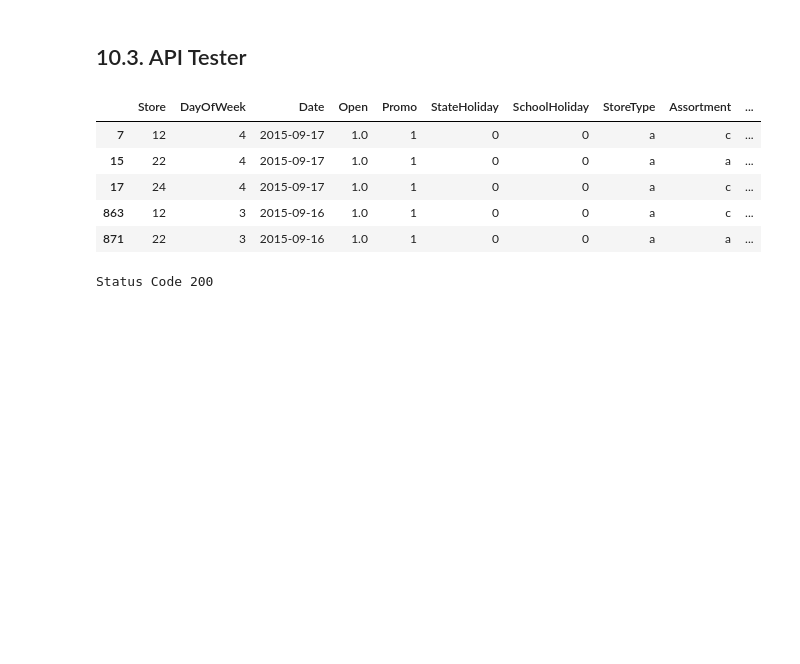
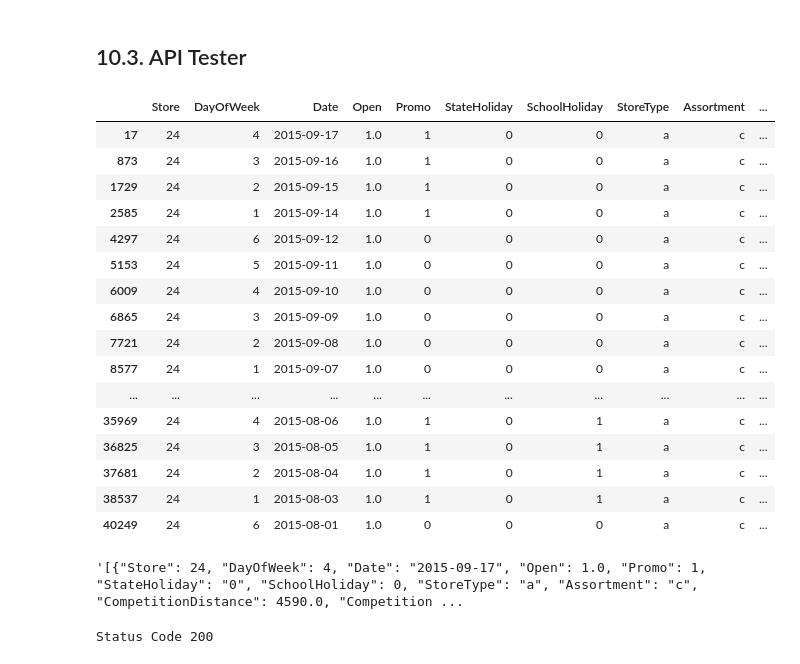
Before and after one commit to ArthurMesquita96/Rossmann-Predict-Sales, a Jupyter notebook: store_sales_predicton.ipynb, the cells around one changed output. Drawn from its saved outputs; the diff is of its cells as text; code cells hidden in the pictures; blank space fills up the shorter version.

```diff
--- a/store_sales_predicton.ipynb
+++ b/store_sales_predicton.ipynb
@@ -1899,24 +1909,38 @@ df10 = pd.read_csv('C:\\Users\\Notebook\\repos\\DS-Producao\\data\\test.csv')
 # %%
 # merge test dataset + store
 df_test = pd.merge(df10, df_store_raw, how='left', on ='Store')
 
 # choose store for prediction
-df_test = df_test[df_test['Store'].isin([24,12,22])]
+df_test = df_test[df_test['Store'].isin([24])]
 
 # remove closed days
 df_test = df_test[df_test['Open'] != 0]
 df_test = df_test[~df_test['Open'].isnull()]
 df_test = df_test.drop('Id', axis=1)
-df_test.head()
+df_test
 # %% [output]
 |  | Store | DayOfWeek | Date | Open | Promo | StateHoliday | SchoolHoliday | StoreType | Assortment | ... |
-| 7 | 12 | 4 | 2015-09-17 | 1.0 | 1 | 0 | 0 | a | c | ... |
-| 15 | 22 | 4 | 2015-09-17 | 1.0 | 1 | 0 | 0 | a | a | ... |
 | 17 | 24 | 4 | 2015-09-17 | 1.0 | 1 | 0 | 0 | a | c | ... |
-| 863 | 12 | 3 | 2015-09-16 | 1.0 | 1 | 0 | 0 | a | c | ... |
-| 871 | 22 | 3 | 2015-09-16 | 1.0 | 1 | 0 | 0 | a | a | ... |
+| 873 | 24 | 3 | 2015-09-16 | 1.0 | 1 | 0 | 0 | a | c | ... |
+| 1729 | 24 | 2 | 2015-09-15 | 1.0 | 1 | 0 | 0 | a | c | ... |
+| 2585 | 24 | 1 | 2015-09-14 | 1.0 | 1 | 0 | 0 | a | c | ... |
+| 4297 | 24 | 6 | 2015-09-12 | 1.0 | 0 | 0 | 0 | a | c | ... |
+| 5153 | 24 | 5 | 2015-09-11 | 1.0 | 0 | 0 | 0 | a | c | ... |
+| 6009 | 24 | 4 | 2015-09-10 | 1.0 | 0 | 0 | 0 | a | c | ... |
+| 6865 | 24 | 3 | 2015-09-09 | 1.0 | 0 | 0 | 0 | a | c | ... |
+| 7721 | 24 | 2 | 2015-09-08 | 1.0 | 0 | 0 | 0 | a | c | ... |
+| 8577 | 24 | 1 | 2015-09-07 | 1.0 | 0 | 0 | 0 | a | c | ... |
+| ... | ... | ... | ... | ... | ... | ... | ... | ... | ... | ... |
+| 35969 | 24 | 4 | 2015-08-06 | 1.0 | 1 | 0 | 1 | a | c | ... |
+| 36825 | 24 | 3 | 2015-08-05 | 1.0 | 1 | 0 | 1 | a | c | ... |
+| 37681 | 24 | 2 | 2015-08-04 | 1.0 | 1 | 0 | 1 | a | c | ... |
+| 38537 | 24 | 1 | 2015-08-03 | 1.0 | 1 | 0 | 1 | a | c | ... |
+| 40249 | 24 | 6 | 2015-08-01 | 1.0 | 0 | 0 | 0 | a | c | ... |
 # %%
 data = json.dumps(df_test.to_dict(orient='records'))
+data
+# %% [output]
+'[{"Store": 24, "DayOfWeek": 4, "Date": "2015-09-17", "Open": 1.0, "Promo": 1, "StateHoliday": "0", "SchoolHoliday": 0, "StoreType": "a", "Assortment": "c", "CompetitionDistance": 4590.0, "Competition ...
 # %%
 # call request
 import requests
```
Also changed, not shown: parts of 33 cells of this notebook, 7 other files.
